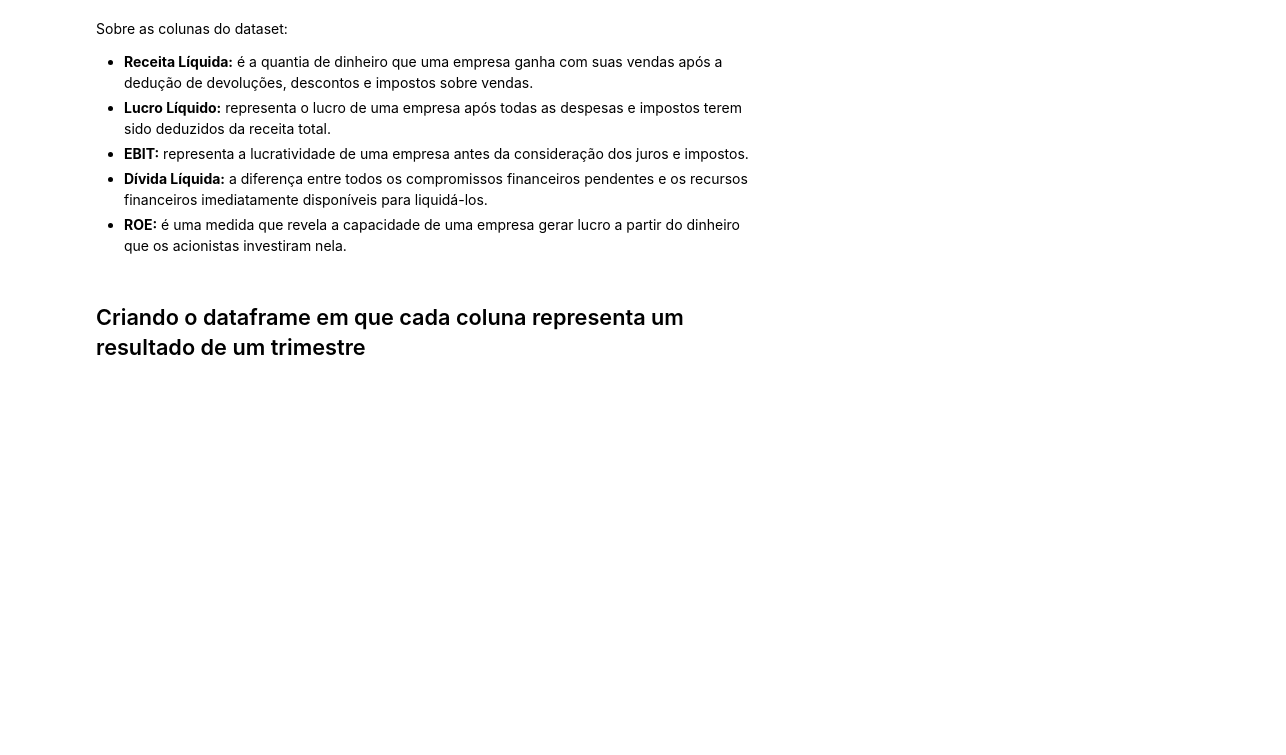
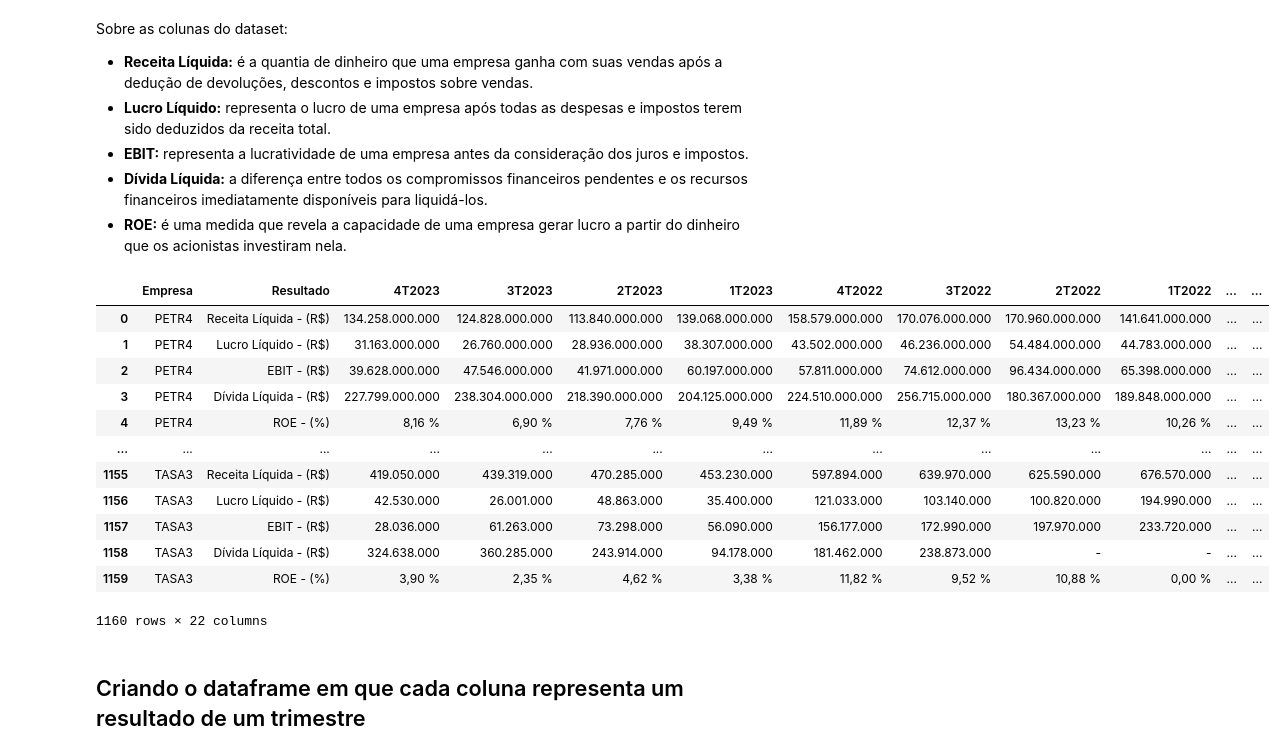
Before and after one commit to HodricVieira/Reconhecimento-de-digitos-ML-2023.2, a Jupyter notebook: Projeto 2/criacao_csv.ipynb, the cells around one changed output. Cells and saved outputs as stored; diff of their text form; code cells hidden in the pictures; blank space fills up the shorter version.

```diff
--- a/Projeto 2/criacao_primeiro_csv.ipynb
+++ b/Projeto 2/criacao_csv.ipynb
@@ -207,7 +206,22 @@ Sobre as colunas do dataset:
 # %%
 # Ler o arquivo CSV
 df = pd.read_csv('arquivos/dataset_ML.csv', delimiter=';')
 df2 = df.copy()
+df
+# %% [output]
+|  | Empresa | Resultado | 4T2023 | 3T2023 | 2T2023 | 1T2023 | 4T2022 | 3T2022 | 2T2022 | 1T2022 | ... | ... |
+| 0 | PETR4 | Receita Líquida - (R$) | 134.258.000.000 | 124.828.000.000 | 113.840.000.000 | 139.068.000.000 | 158.579.000.000 | 170.076.000.000 | 170.960.000.000 | 141.641.000.000 | ... | ... |
+| 1 | PETR4 | Lucro Líquido - (R$) | 31.163.000.000 | 26.760.000.000 | 28.936.000.000 | 38.307.000.000 | 43.502.000.000 | 46.236.000.000 | 54.484.000.000 | 44.783.000.000 | ... | ... |
+| 2 | PETR4 | EBIT - (R$) | 39.628.000.000 | 47.546.000.000 | 41.971.000.000 | 60.197.000.000 | 57.811.000.000 | 74.612.000.000 | 96.434.000.000 | 65.398.000.000 | ... | ... |
+| 3 | PETR4 | Dívida Líquida - (R$) | 227.799.000.000 | 238.304.000.000 | 218.390.000.000 | 204.125.000.000 | 224.510.000.000 | 256.715.000.000 | 180.367.000.000 | 189.848.000.000 | ... | ... |
+| 4 | PETR4 | ROE - (%) | 8,16 % | 6,90 % | 7,76 % | 9,49 % | 11,89 % | 12,37 % | 13,23 % | 10,26 % | ... | ... |
+| ... | ... | ... | ... | ... | ... | ... | ... | ... | ... | ... | ... | ... |
+| 1155 | TASA3 | Receita Líquida - (R$) | 419.050.000 | 439.319.000 | 470.285.000 | 453.230.000 | 597.894.000 | 639.970.000 | 625.590.000 | 676.570.000 | ... | ... |
+| 1156 | TASA3 | Lucro Líquido - (R$) | 42.530.000 | 26.001.000 | 48.863.000 | 35.400.000 | 121.033.000 | 103.140.000 | 100.820.000 | 194.990.000 | ... | ... |
+| 1157 | TASA3 | EBIT - (R$) | 28.036.000 | 61.263.000 | 73.298.000 | 56.090.000 | 156.177.000 | 172.990.000 | 197.970.000 | 233.720.000 | ... | ... |
+| 1158 | TASA3 | Dívida Líquida - (R$) | 324.638.000 | 360.285.000 | 243.914.000 | 94.178.000 | 181.462.000 | 238.873.000 | - | - | ... | ... |
+| 1159 | TASA3 | ROE - (%) | 3,90 % | 2,35 % | 4,62 % | 3,38 % | 11,82 % | 9,52 % | 10,88 % | 0,00 % | ... | ... |
+1160 rows × 22 columns
 # %% [markdown]
 ## Criando o dataframe em que cada coluna representa um resultado de um trimestre
 # %% [markdown]
```
Also changed, not shown: parts of 1 cell of this notebook, 4 other files.
